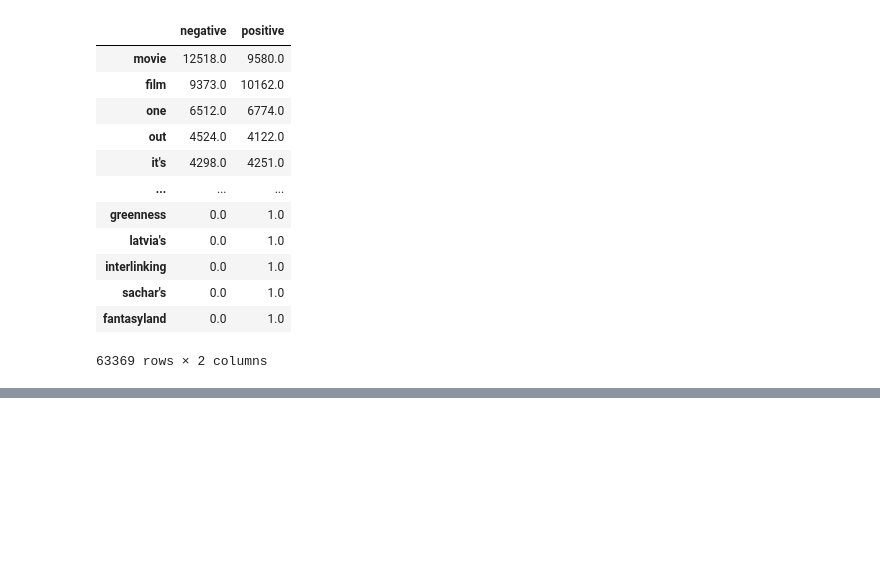
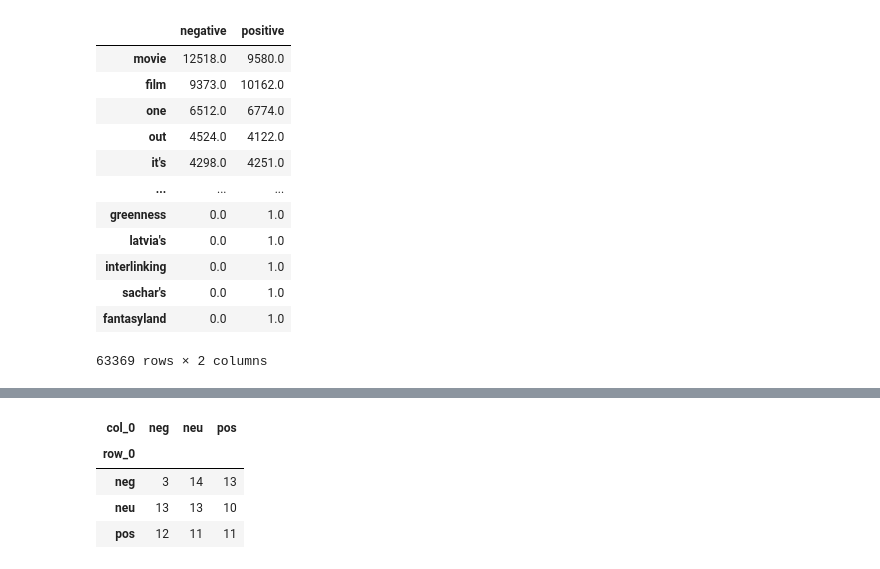
Before and after one commit to MTH548/MTH548, a Jupyter notebook: docs/_static/weekly_notebooks/week_12_class.ipynb, the cells around one changed output, grey strips where cells are left out. Cells and saved outputs as stored; diff of their text form; code cells hidden in the pictures; blank space fills up the shorter version.

```diff
--- a/docs/_static/weekly_notebooks/week_12_class.ipynb
+++ b/docs/_static/weekly_notebooks/week_12_class.ipynb
@@ -426,0 +699,9 @@ word_counts.sort_values(by="negative", ascending=False)
+# %%
+ctab = pd.crosstab(labels, predictions)
+ctab
+# %% [output]
+| col_0 | neg | neu | pos |
+| row_0 |  |  |  |
+| neg | 3 | 14 | 13 |
+| neu | 13 | 13 | 10 |
+| pos | 12 | 11 | 11 |
```
Also changed, not shown: parts of 36 cells of this notebook, 7 other files.
